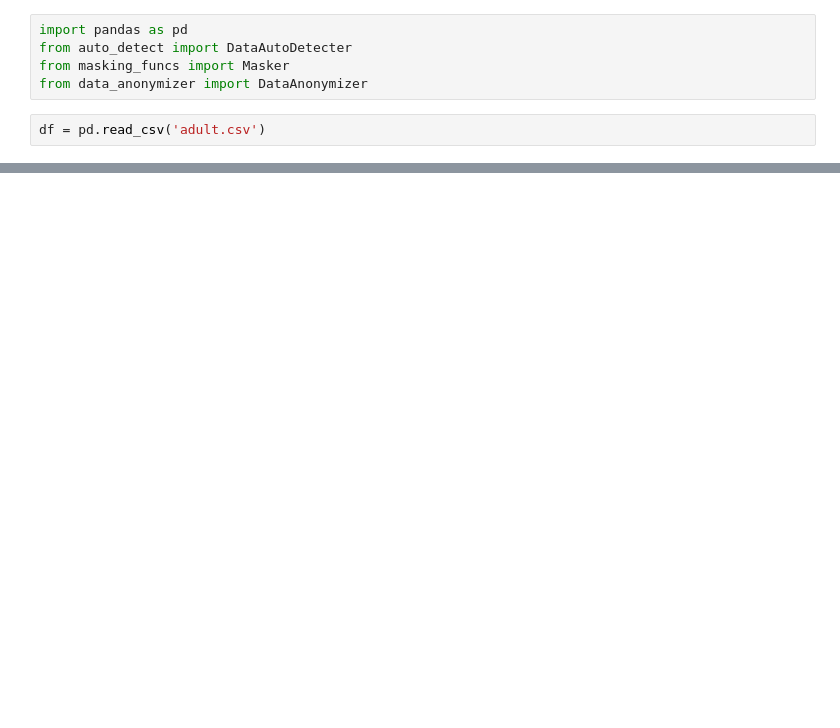
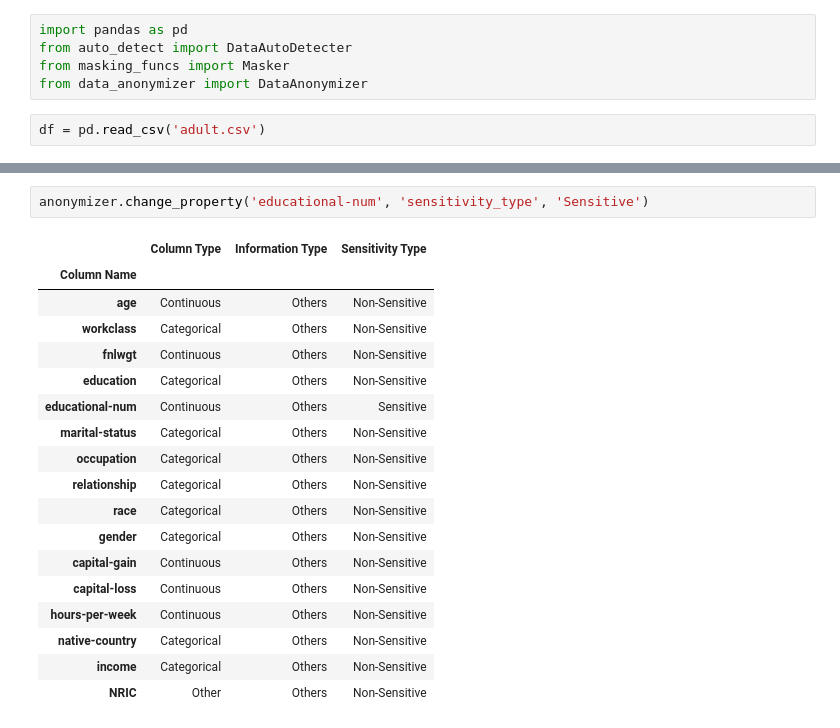
Before and after one commit to dylanlo8/SynPiper, a Jupyter notebook: anonymizer/test.ipynb, the cells around one changed output, grey strips where cells are left out. Saved outputs shown, nothing was run; the diff lists cells and outputs as text; blank space fills up the shorter version.

```diff
--- a/anonymizer/test.ipynb
+++ b/anonymizer/test.ipynb
@@ -56,0 +60,21 @@ AttributeError: Unknown column type specified. Please specify one of the approve
+# %%
+anonymizer.change_property('educational-num', 'sensitivity_type', 'Sensitive')
+# %% [output]
+|  | Column Type | Information Type | Sensitivity Type |
+| Column Name |  |  |  |
+| age | Continuous | Others | Non-Sensitive |
+| workclass | Categorical | Others | Non-Sensitive |
+| fnlwgt | Continuous | Others | Non-Sensitive |
+| education | Categorical | Others | Non-Sensitive |
+| educational-num | Continuous | Others | Sensitive |
+| marital-status | Categorical | Others | Non-Sensitive |
+| occupation | Categorical | Others | Non-Sensitive |
+| relationship | Categorical | Others | Non-Sensitive |
+| race | Categorical | Others | Non-Sensitive |
+| gender | Categorical | Others | Non-Sensitive |
+| capital-gain | Continuous | Others | Non-Sensitive |
+| capital-loss | Continuous | Others | Non-Sensitive |
+| hours-per-week | Continuous | Others | Non-Sensitive |
+| native-country | Categorical | Others | Non-Sensitive |
+| income | Categorical | Others | Non-Sensitive |
+| NRIC | Other | Others | Non-Sensitive |
```
Also changed, not shown: parts of 11 cells of this notebook, 3 other files.
